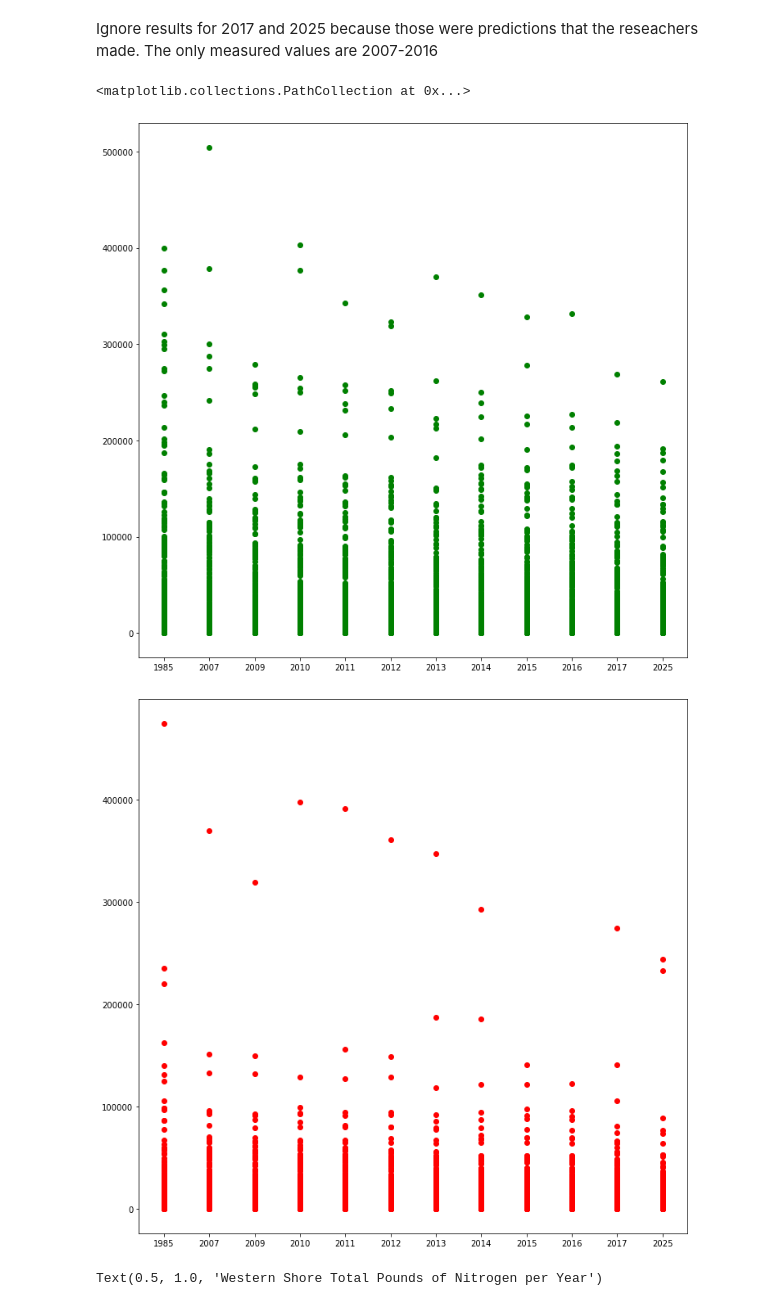
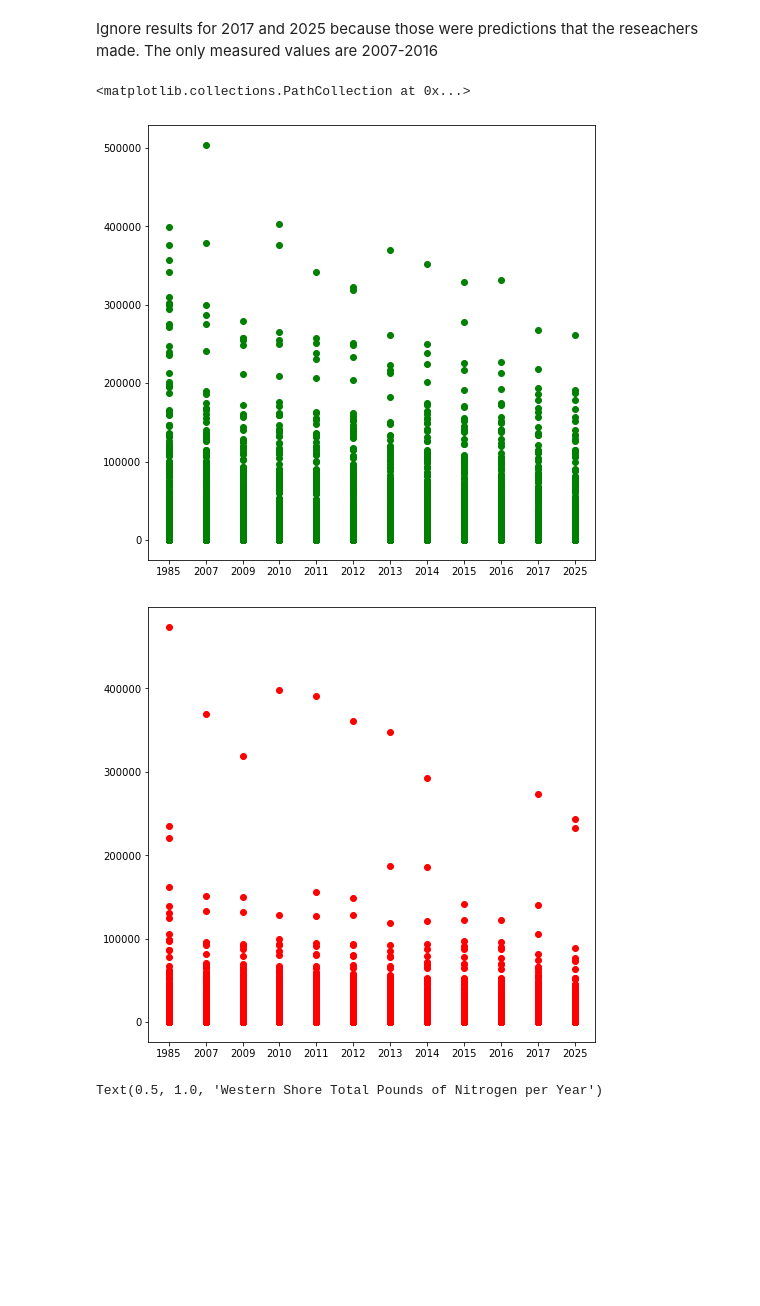
Before and after one commit to type1larosa3/CMSC320-Final-Tutorial, a Jupyter notebook: Tutorial_final.ipynb, the cells around one changed output. Saved outputs shown, nothing was run; the diff lists cells and outputs as text; code cells hidden in the pictures; blank space fills up the shorter version.

```diff
--- a/Tutorial_final.ipynb
+++ b/Tutorial_final.ipynb
@@ -55,16 +55,16 @@ nitrogen_df = nitrogen_df.reset_index()
 # %% [markdown]
 Ignore results for 2017 and 2025 because those were predictions that the reseachers made. The only measured values are 2007-2016
 # %%
-fig = plt.figure(figsize = (12, 12))
+fig = plt.figure(figsize = (8, 8))
 eastern_shore = nitrogen_df[nitrogen_df['Major Basin'] == 'Eastern Shore of Chesapeake Bay']
 western_shore = nitrogen_df[nitrogen_df['Major Basin'] == 'Western Shore of Chesapeake Bay']
 plt.scatter(eastern_shore['Year'], eastern_shore['Total lbs.'], c = "green")
-fig = plt.figure(figsize = (12, 12))
+fig = plt.figure(figsize = (8, 8))
 plt.scatter(western_shore['Year'], western_shore['Total lbs.'], c = "red")
 # %% [output]
 <matplotlib.collections.PathCollection at 0x...>
-[figure, old version]
+[figure, new version]
-[figure, old version]
+[figure, new version]
 # %%
 sns.stripplot(data = eastern_shore, x = eastern_shore['Year'], y = eastern_shore['Total lbs.'])
 plt.title("Eastern Shore Total Pounds of Nitrogen per Year")
```
Also changed, not shown: parts of 6 cells of this notebook.
